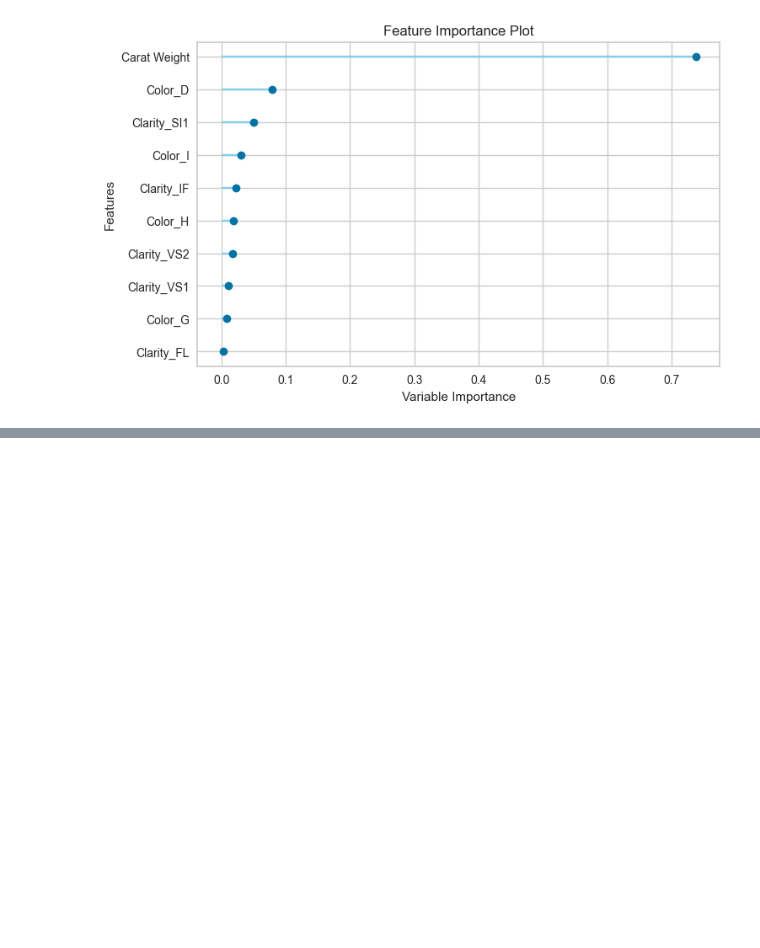
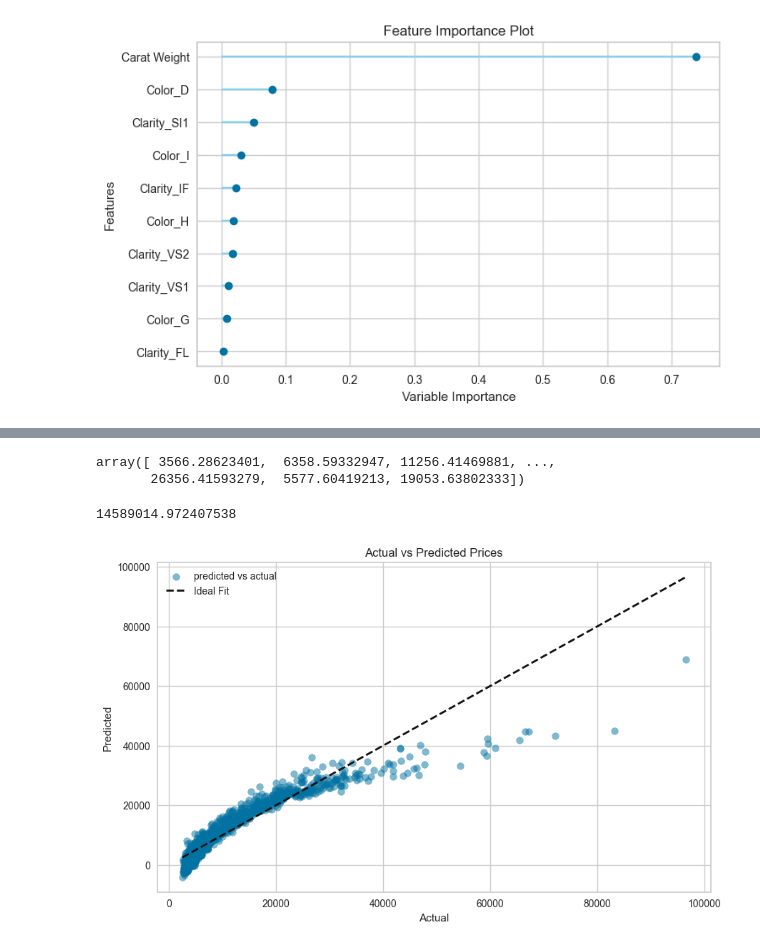
Before and after one commit to ilyan146/ml_playground, a Jupyter notebook: nb_ml.ipynb, the cells around one changed output, grey strips where cells are left out. Cells and saved outputs as stored; diff of their text form; code cells hidden in the pictures; blank space fills up the shorter version.

```diff
--- a/nb_ml.ipynb
+++ b/nb_ml.ipynb
@@ -77,0 +135,6 @@ plot_model(et, plot="feature")
+# %%
+# Preprocessing
+## Since data set has string values - encoding to convert to numerical values for regression
+
+dataset = pd.get_dummies(dataset, drop_first=True)
+dataset.head()
@@ -77,0 +149,33 @@ plot_model(et, plot="feature")
+# %%
+# Training and predicting using a Linear Regression model
+X = dataset.drop('Price', axis=1) # Getting a data frame with all the independent variables only
+y = dataset['Price'] # Getting a data frame with the dependent variable only
+
+X_train, X_test, y_train, y_test = train_test_split(X, y, test_size=0.2, random_state=123) # test split 20% for testing 80$ for training and random state used to reproduce the random sampling for testing and training
+# %%
+model = LinearRegression()
+model.fit(X_train, y_train)
+predictions = model.predict(X_test)
+
+predictions
+# %% [output]
+array([ 3566.28623401,  6358.59332947, 11256.41469881, ...,
+       26356.41593279,  5577.60419213, 19053.63802333])
+# %%
+# Evaluate
+mse = mean_squared_error(y_test, predictions)
+mse
+# %% [output]
+14589014.972407538
+# %%
+# Plotting the actual vs predicted values
+plt.figure(figsize=(10, 6))
+plt.scatter(y_test, predictions, alpha=0.5, label="predicted vs actual")
+plt.plot([y_test.min(), y_test.max()], [y_test.min(), y_test.max()], 'k--', lw=2, label = "Ideal Fit")
+plt.xlabel('Actual')
+plt.ylabel('Predicted')
+plt.title('Actual vs Predicted Prices')
+plt.legend()
+plt.show()
+# %% [output]
+[figure, added]
```
Also changed, not shown: parts of 10 cells of this notebook, 1 other file.
